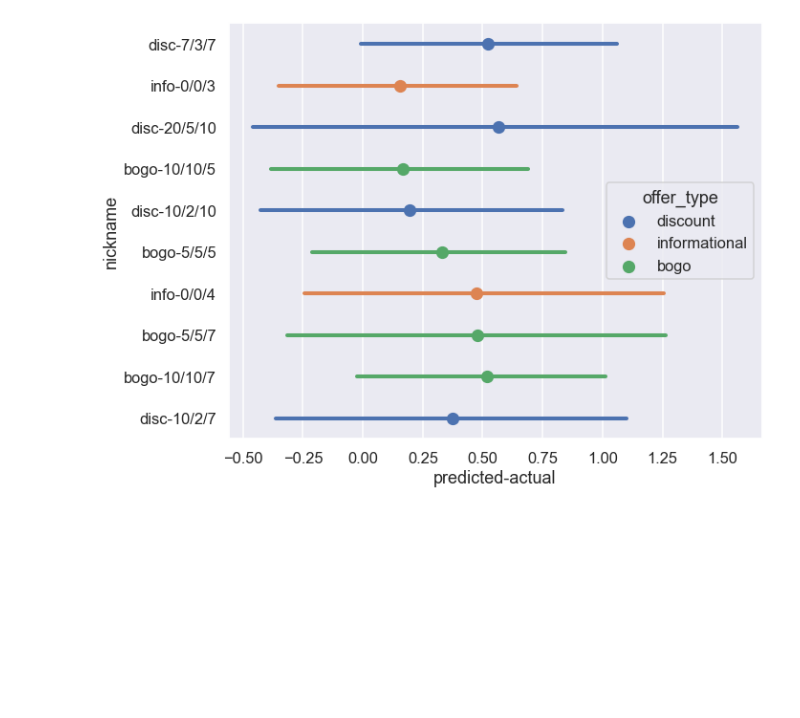
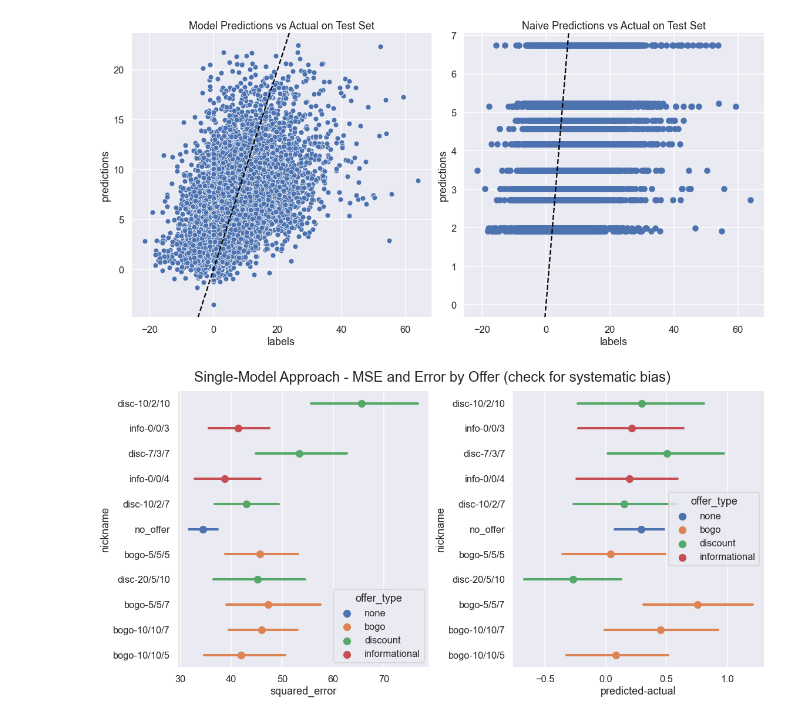
Before and after one commit to chapman-mcd/Starbucks_Sandbox, a Jupyter notebook: Sandbox_ML.ipynb, the cells around one changed output. Drawn from its saved outputs; the diff is of its cells as text; code cells hidden in the pictures; blank space fills up the shorter version.

```diff
--- a/Sandbox_ML.ipynb
+++ b/Sandbox_ML.ipynb
@@ -125,7 +107,7 @@ def prepare_tensorflow_dataset(df, scalers, categorical_variables, target, featu
     for column in scalers.keys():
         local_df[column] = scalers[column].transform(local_df[column].values.reshape(-1,1))
 
-    dummied = pd.get_dummies(local_df, columns=categorical_variables, drop_first=True)
+    dummied = pd.get_dummies(local_df, columns=categorical_variables, drop_first=False)
 
     if feature_names is not None:
         feature_names += dummied.columns[dummied.columns != target].tolist()
@@ -340,0 +338,27 @@ Epoch 15/15
+# %%
+# the performance of previous models was about the same, take the first one (best on current run)
+
+tf.keras.backend.clear_session()
+
+#Add Early Stopping callback
+early_stop = tf.keras.callbacks.EarlyStopping(monitor='val_loss', min_delta=0.01, patience=2)
+
+#Add model checkpoint callback
+model_checkpoint = tf.keras.callbacks.ModelCheckpoint(filepath='./models/revenue_best.h5',
+                                                               monitor='val_loss', save_best_only=True,
+                                                              save_freq='epoch', mode='auto')
+
+# Model Architecture
+model_rev = tf.keras.Sequential([tf.keras.layers.Dense(32, activation='relu'),
+                                 tf.keras.layers.Dense(16, activation='relu'),
+                                        tf.keras.layers.Dense(1)])
+
+# Compile Model
+model_rev.compile(optimizer='adam', loss='MSE')
+
+# Fit model
+model_rev.fit(train_rev, epochs=60, validation_data=valid_rev,
+                     callbacks=[early_stop, model_checkpoint]);
+
+# Load best model from training
+model_rev.load_weights('./models/revenue_best.h5')
@@ -383,14 +479,35 @@ ax.set(xlabel='labels', ylabel='predictions', title='Naive-Predicted vs Actual 1
+# %%
+f, axs = plt.subplots(ncols=2, figsize=(16,8))
+axs= axs.flatten()
+sns.scatterplot(data=test_rev_result, x='labels', y='predictions', ax=axs[0])
+axs[1].scatter(test_revenue_guess.ten_day_profit_minus_reward, test_revenue_guess.predicted)
+axs[0].axline([0, 0], [1, 1], color='black', ls='--')
+axs[1].axline([0, 0], [1, 1], color='black', ls='--')
+axs[1].set(xlabel='labels', ylabel='predictions', title='Naive Predictions vs Actual on Test Set')
+axs[0].set(title='Model Predictions vs Actual on Test Set')
+plt.tight_layout();
+plt.savefig('./images/Model_vs_Naive.png', dpi=600)
+# %% [output]
+[figure, added]
 # %%
 # ok so is the model doing better or worse on certain offers?
 
 # bring predictions back into normal dataframe (not one-hot encoded)
 test_rev_result = pd.concat([test_revenue.reset_index(), test_rev_result.reset_index()['predictions']], axis=1)
-test_rev_result['predicted-actual'] = test_rev_result.predictions - test_rev_result.ten_day_profit
-test_rev_result = pd.merge(test_rev_result, portfolio_extended[['id', 'nickname', 'offer_type']],
+test_rev_result['predicted-actual'] = test_rev_result.predictions - test_rev_result.ten_day_profit_minus_reward
+test_rev_result['squared_error'] = test_rev_result['predicted-actual'] ** 2
+test_rev_result = pd.merge(test_rev_result, portfolio[['id', 'nickname', 'offer_type']],
                            left_on='offer_id', right_on='id', how='left')
 # %%
 # plot predicted - actual for different offers to see if the model over/underpredicts for some
-f, ax = plt.subplots(figsize=(10,8))
-sns.pointplot(data=test_rev_result, x='predicted-actual', y='nickname', hue='offer_type', ax=ax, join=False);
+f, axs = plt.subplots(ncols=2, figsize=(16,8))
+axs = axs.flatten()
+sns.pointplot(data=test_rev_result, x='squared_error', y='nickname', hue='offer_type',
+              order=order_nickname, hue_order=order_offer_type, ax=axs[0], join=False)
+sns.pointplot(data=test_rev_result, x='predicted-actual', y='nickname', hue='offer_type',
+              order=order_nickname, hue_order=order_offer_type, ax=axs[1], join=False)
+f.suptitle('Single-Model Approach - MSE and Error by Offer (check for systematic bias)', fontsize=24)
+plt.tight_layout();
+plt.savefig('./images/single_model_by_offer.png', dpi=600)
 # %% [output]
-[figure, old version]
+[figure, new version]
```
Also changed, not shown: parts of 44 cells of this notebook, 24 other files.
